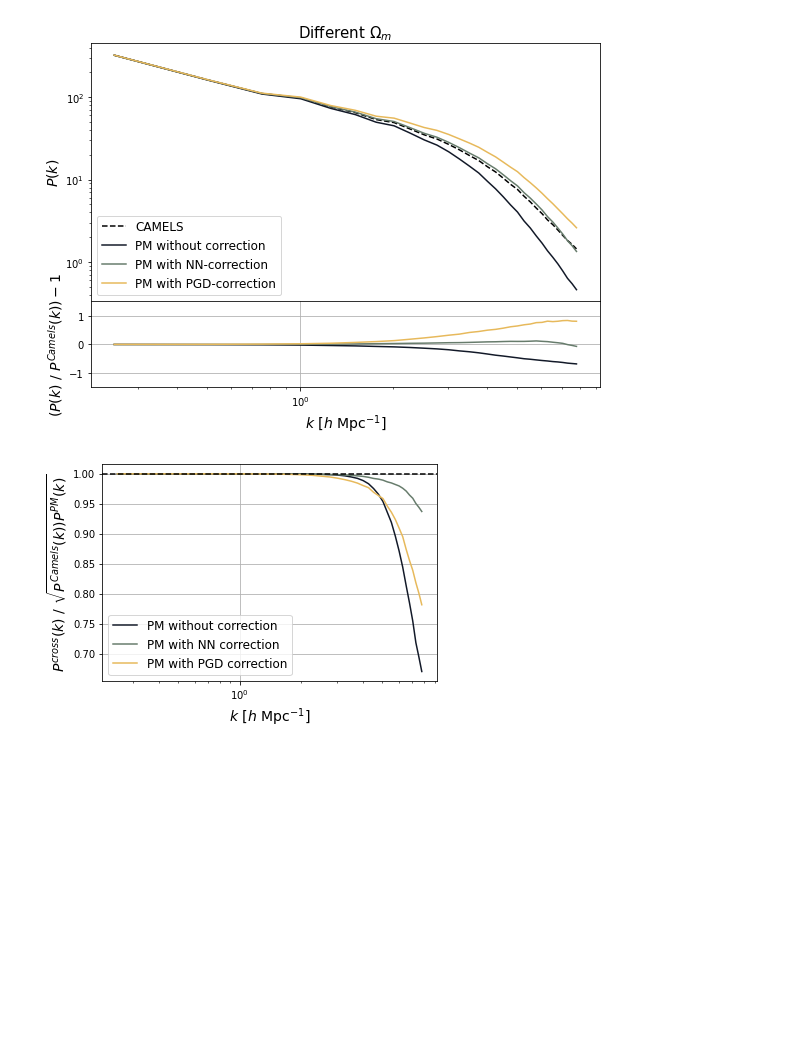
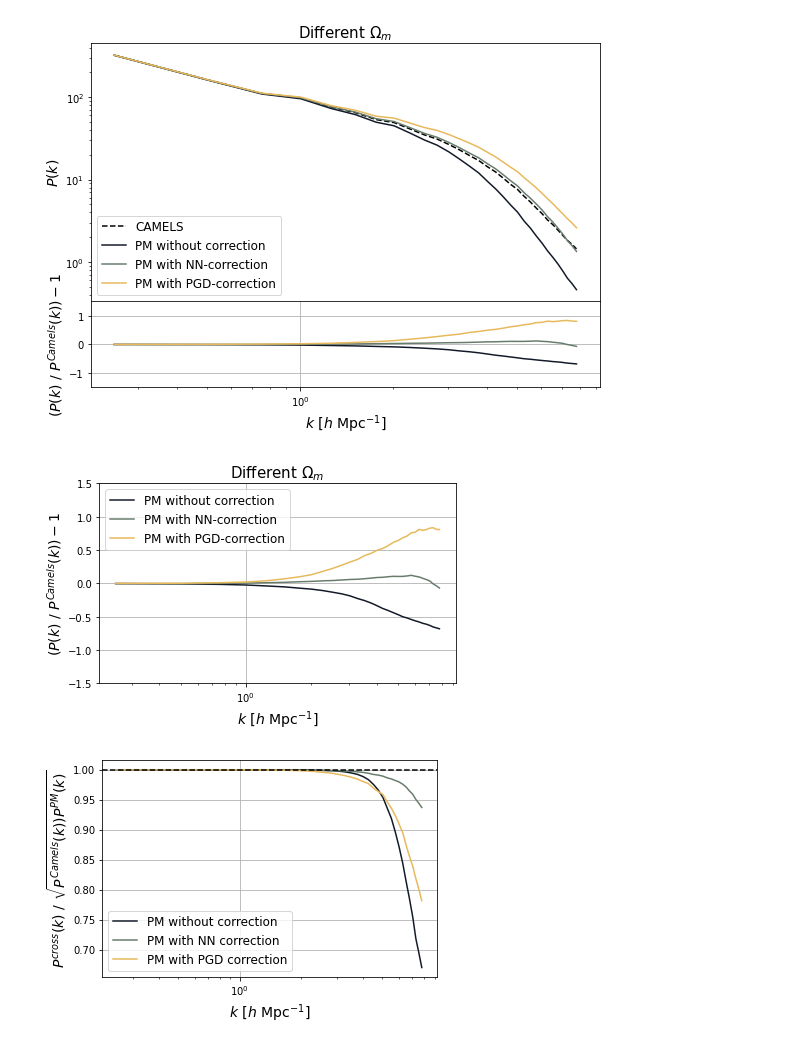
Before and after one commit to DifferentiableUniverseInitiative/jaxpm-paper, a Jupyter notebook: notebooks/NNvsPGD_wrong_cosmo_omega_M.ipynb, the cells around one changed output. Saved outputs shown, nothing was run; the diff lists cells and outputs as text; code cells hidden in the pictures; blank space fills up the shorter version.

```diff
--- a/notebooks/NNvsPGD_wrong_cosmo_omega_M.ipynb
+++ b/notebooks/NNvsPGD_wrong_cosmo_omega_M.ipynb
@@ -275,6 +275,21 @@ plt.grid(True)
 plt.savefig('../figures/camels_comparison_residual_diffomega_1P_1_n5.pdf')
 # %% [output]
 [figure]
+# %%
+
+semilogx(k, (pk_i/pk_ref)-1,label='PM without correction',color=col[1])
+semilogx(k, (pk_c/pk_ref)-1,label='PM with NN-correction',color=col[2])
+semilogx(k, (pk_pgd/pk_ref)-1,label='PM with PGD-correction',color=col[3])
+ylabel(r"$ (P(k) \ / \ P^{Camels}(k))-1$",fontsize=14)
+xlabel(r"$k$ [$h \ \mathrm{Mpc}^{-1}$]",fontsize=14)
+title('Different $\Omega_m$',fontsize=15)
+ylim(-1.5,1.5)
+plt.grid(True)
+plt.legend(fontsize='large')
+plt.tight_layout()
+plt.savefig('../figures/camels_residual_diffomega_1P_1_n5.pdf')
+# %% [output]
+[figure, added]
 # %%
 semilogx(k, cross_i/np.sqrt(pk_ref*pk_i),label='PM without correction',color=col[1])
 semilogx(k, cross_c/np.sqrt(pk_ref*pk_c),label='PM with NN correction',color=col[2])
```
Also changed, not shown: 3 other files.
